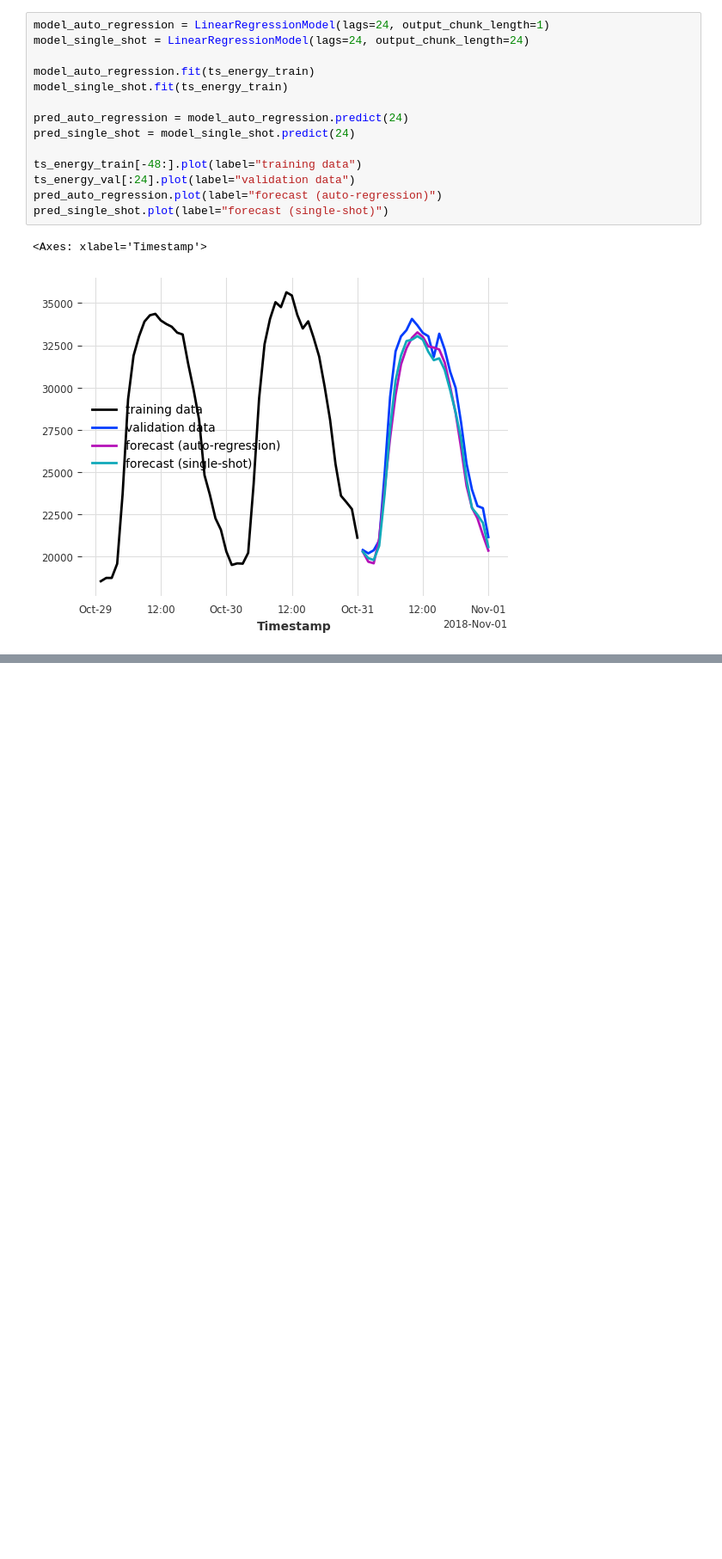
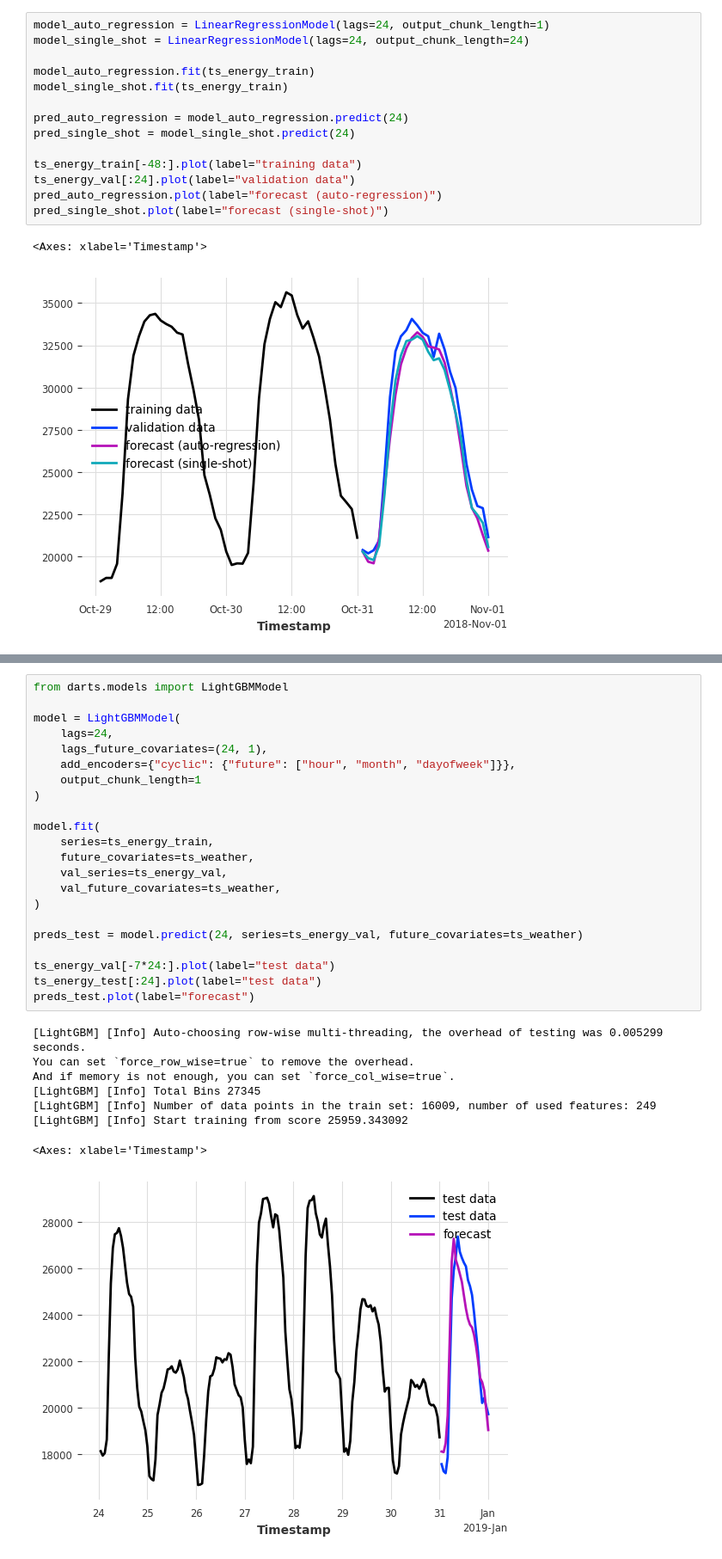
Before and after one commit to unit8co/sds2024-anomaly-detection, a Jupyter notebook: Introduction.ipynb, the cells around one changed output, grey strips where cells are left out. Shown at 86% size. Drawn from its saved outputs; the diff is of its cells as text; blank space fills up the shorter version.

```diff
--- a/Introduction.ipynb
+++ b/Introduction.ipynb
@@ -231,3 +253,34 @@ This means that a new set of input values is used for each forecasted value. Due
+# %%
+from darts.models import LightGBMModel
+
+model = LightGBMModel(
+    lags=24,
+    lags_future_covariates=(24, 1),
+    add_encoders={"cyclic": {"future": ["hour", "month", "dayofweek"]}},
+    output_chunk_length=1
+)
+
+model.fit(
+    series=ts_energy_train,
+    future_covariates=ts_weather,
+    val_series=ts_energy_val,
+    val_future_covariates=ts_weather,
+)
+
+preds_test = model.predict(24, series=ts_energy_val, future_covariates=ts_weather)
+
+ts_energy_val[-7*24:].plot(label="test data")
+ts_energy_test[:24].plot(label="test data")
+preds_test.plot(label="forecast")
+# %% [output]
+[LightGBM] [Info] Auto-choosing row-wise multi-threading, the overhead of testing was 0.005299 seconds.
+You can set `force_row_wise=true` to remove the overhead.
+And if memory is not enough, you can set `force_col_wise=true`.
+[LightGBM] [Info] Total Bins 27345
+[LightGBM] [Info] Number of data points in the train set: 16009, number of used features: 249
+[LightGBM] [Info] Start training from score 25959.343092
+<Axes: xlabel='Timestamp'>
+[figure, added]
 # %% [markdown]
 ### Probabilistic forecasting
 
```
Also changed, not shown: parts of 31 cells of this notebook, 4 other files.
